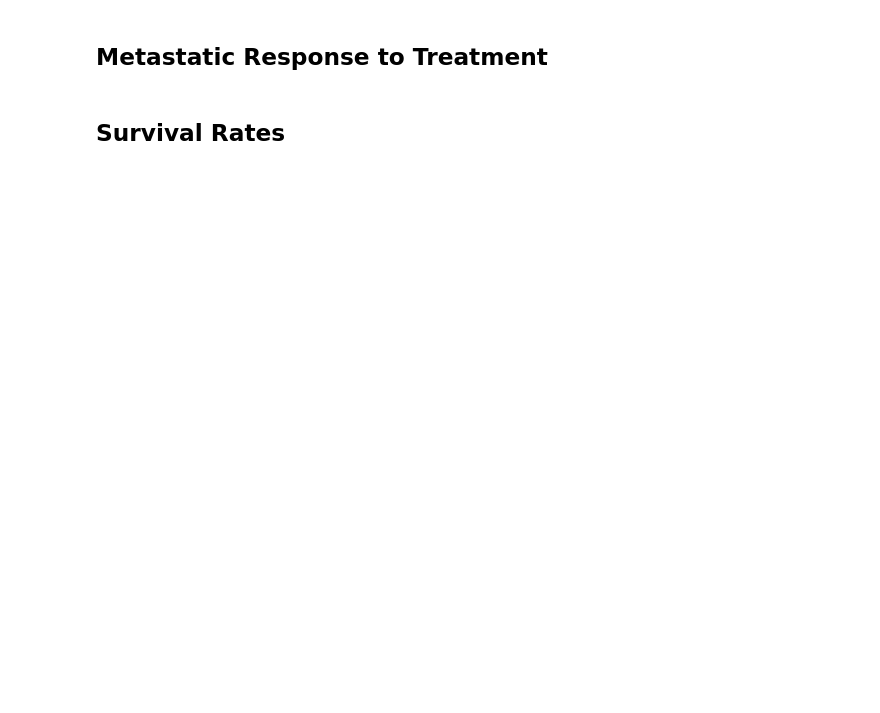
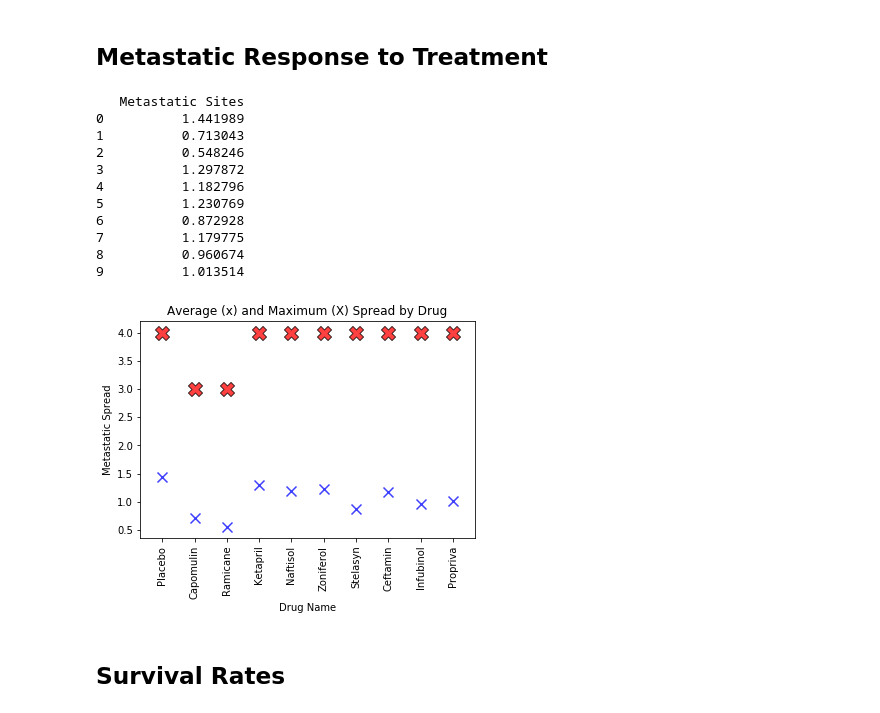
Before and after one commit to RobLMCO/05-MatplotlibHomework, a Jupyter notebook: pymaceuticals_starter.ipynb, the cells around one changed output. Drawn from its saved outputs; the diff is of its cells as text; code cells hidden in the pictures; blank space fills up the shorter version.

```diff
--- a/pymaceuticals_starter.ipynb
+++ b/pymaceuticals_starter.ipynb
@@ -357,2 +316,78 @@ plt.show()
+# %%
+# Store the Mean Met. Site Data Grouped by Drug and Timepoint
+Placebo_spread = drug_trial_data_df.loc[drug_trial_data_df["Drug"] == "Placebo", ["Metastatic Sites"]]
+Placebo_mean_spread = np.mean(Placebo_spread)
+Placebo_max_spread = np.max(Placebo_spread)
+
+Capomulin_spread = drug_trial_data_df.loc[drug_trial_data_df["Drug"] == "Capomulin", ["Metastatic Sites"]]
+Capomulin_mean_spread = np.mean(Capomulin_spread)
+Capomulin_max_spread = np.max(Capomulin_spread)
+
+Ramicane_spread = drug_trial_data_df.loc[drug_trial_data_df["Drug"] == "Ramicane", ["Metastatic Sites"]]
+Ramicane_mean_spread = np.mean(Ramicane_spread)
+Ramicane_max_spread = np.max(Ramicane_spread)
+
+Ketapril_spread = drug_trial_data_df.loc[drug_trial_data_df["Drug"] == "Ketapril", ["Metastatic Sites"]]
+Ketapril_mean_spread = np.mean(Ketapril_spread)
+Ketapril_max_spread = np.max(Ketapril_spread)
+
+Naftisol_spread = drug_trial_data_df.loc[drug_trial_data_df["Drug"] == "Naftisol", ["Metastatic Sites"]]
+Naftisol_mean_spread = np.mean(Naftisol_spread)
+Naftisol_max_spread = np.max(Naftisol_spread)
+
+Zoniferol_spread = drug_trial_data_df.loc[drug_trial_data_df["Drug"] == "Zoniferol", ["Metastatic Sites"]]
+Zoniferol_mean_spread = np.mean(Zoniferol_spread)
+Zoniferol_max_spread = np.max(Zoniferol_spread)
+
+Stelasyn_spread = drug_trial_data_df.loc[drug_trial_data_df["Drug"] == "Stelasyn", ["Metastatic Sites"]]
+Stelasyn_mean_spread = np.mean(Stelasyn_spread)
+Stelasyn_max_spread = np.max(Stelasyn_spread)
+
+Ceftamin_spread = drug_trial_data_df.loc[drug_trial_data_df["Drug"] == "Ceftamin", ["Metastatic Sites"]]
+Ceftamin_mean_spread = np.mean(Ceftamin_spread)
+Ceftamin_max_spread = np.max(Ceftamin_spread)
+
+Infubinol_spread = drug_trial_data_df.loc[drug_trial_data_df["Drug"] == "Infubinol", ["Metastatic Sites"]]
+Infubinol_mean_spread = np.mean(Infubinol_spread)
+Infubinol_max_spread = np.max(Infubinol_spread)
+
+Propriva_spread = drug_trial_data_df.loc[drug_trial_data_df["Drug"] == "Propriva", ["Metastatic Sites"]]
+Propriva_mean_spread = np.mean(Propriva_spread)
+Propriva_max_spread = np.max(Propriva_spread)
+
+
+# Convert to DataFrame
+Drug_Means_spread = [Placebo_mean_spread, Capomulin_mean_spread, Ramicane_mean_spread, Ketapril_mean_spread, Naftisol_mean_spread, Zoniferol_mean_spread, Stelasyn_mean_spread, Ceftamin_mean_spread, Infubinol_mean_spread, Propriva_mean_spread]
+Drug_Spread_df = pd.DataFrame(Drug_Means_spread)
+Drug_Maxs_spread = [Placebo_max_spread, Capomulin_max_spread, Ramicane_max_spread, Ketapril_max_spread, Naftisol_max_spread, Zoniferol_max_spread, Stelasyn_max_spread, Ceftamin_max_spread, Infubinol_max_spread, Propriva_max_spread]
+Drug_Maxs_df = pd.DataFrame(Drug_Maxs_spread)
+
+
+# Preview DataFrame
+print(Drug_Spread_df)
+plt.title("Average (x) and Maximum (X) Spread by Drug")
+plt.xlabel("Drug Name")
+plt.ylabel("Metastatic Spread")
+mean_spread_data = [value for value in Drug_Means_spread]
+max_spread_data = [value for value in Drug_Maxs_spread]
+x_axis = np.arange(0, len(mean_spread_data), 1)
+tick_locations = [ticker for ticker in x_axis]
+plt.scatter(x_axis, mean_spread_data, marker="x", facecolors="blue", edgecolors="black", s=100, alpha=0.75)
+plt.scatter(x_axis, max_spread_data, marker="X", facecolors="red", edgecolors="black", s=200, alpha=0.75)
+plt.xticks(tick_locations, Drug_Names, rotation="vertical")
+plt.show()
+# %% [output]
+   Metastatic Sites
+0          1.441989
+1          0.713043
+2          0.548246
+3          1.297872
+4          1.182796
+5          1.230769
+6          0.872928
+7          1.179775
+8          0.960674
+9          1.013514
+[figure, added]
 # %% [markdown]
 ## Survival Rates
```
Also changed, not shown: parts of 19 cells of this notebook.
